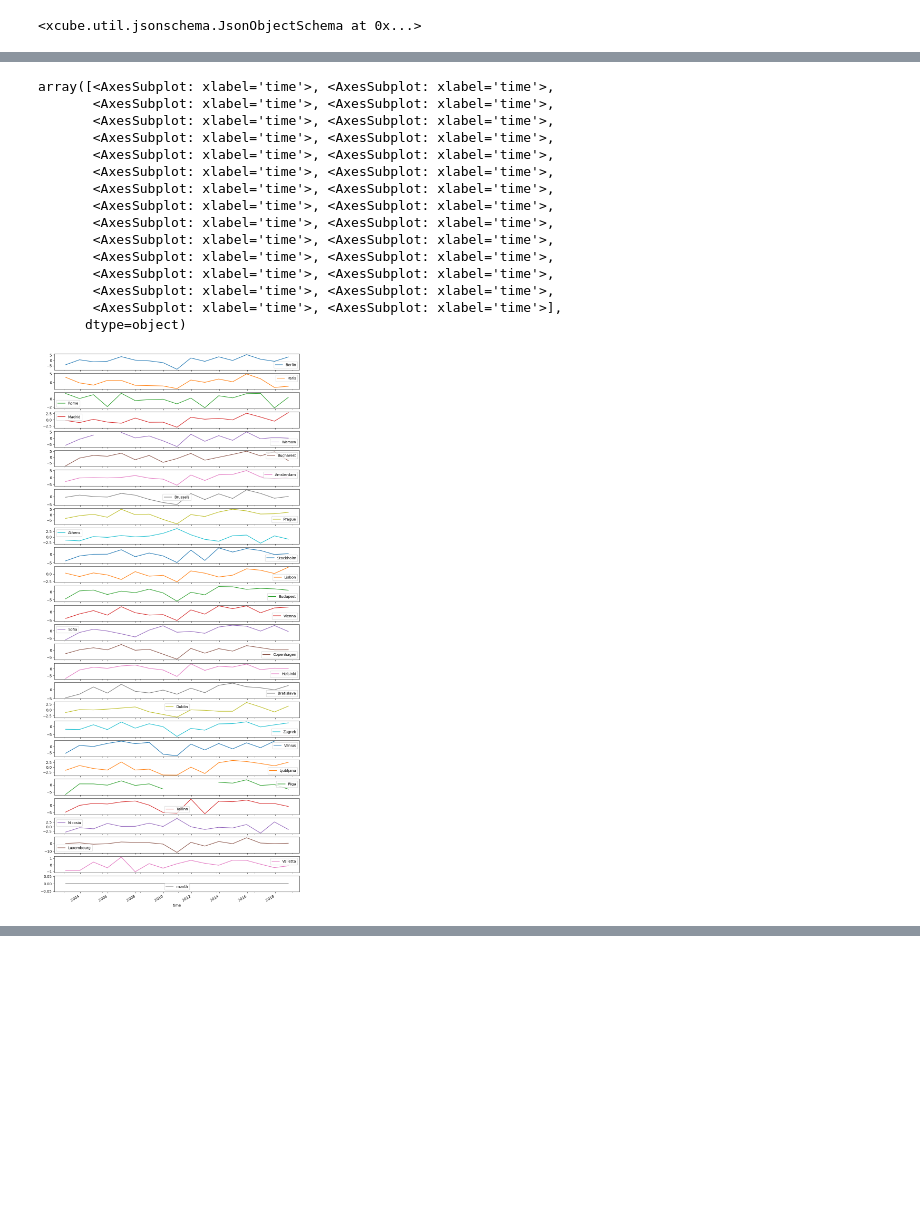
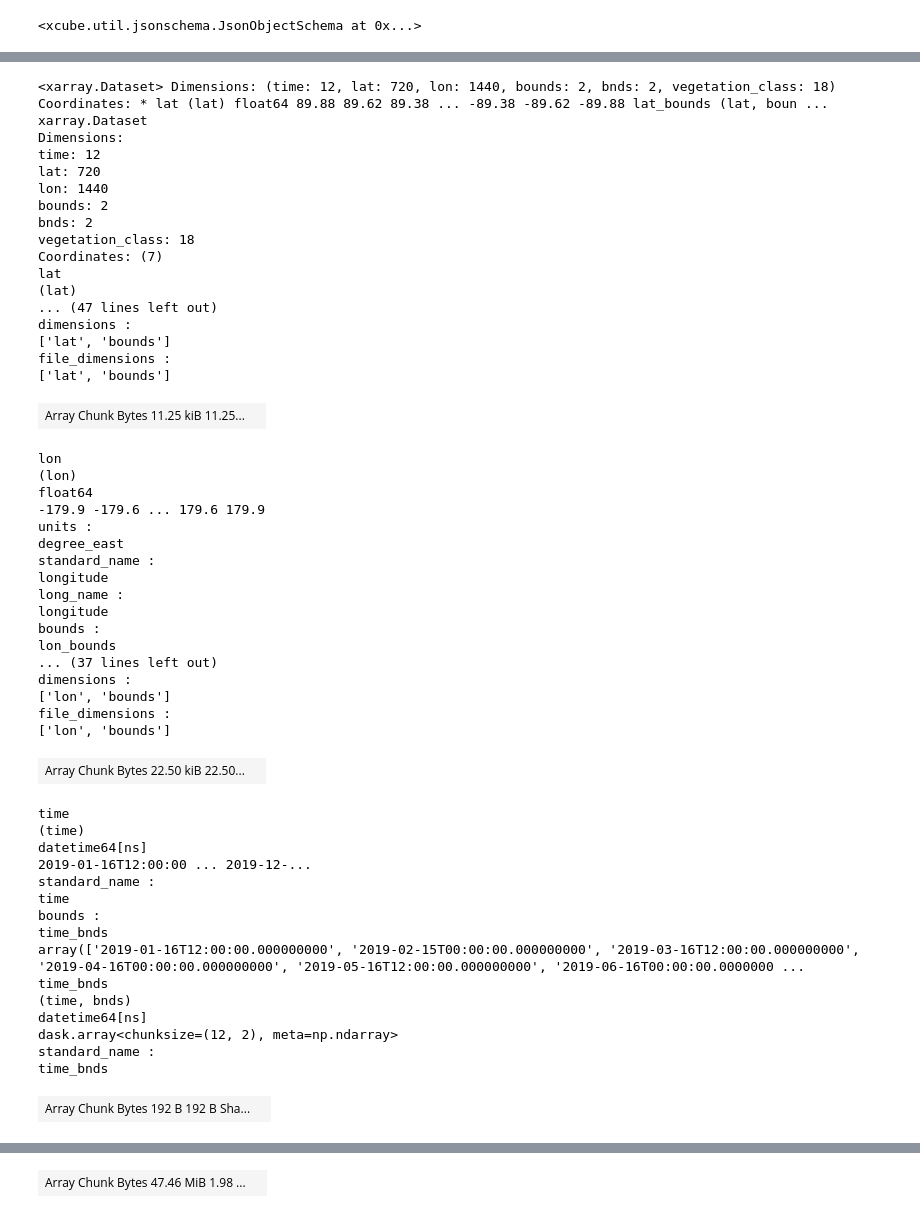
Before and after one commit to littlepictures/fire_fingerprints, a Jupyter notebook: scripts/dataprep/extract-burned-areas.ipynb, the cells around one changed output, grey strips where cells are left out. Saved outputs shown, nothing was run; the diff lists cells and outputs as text; code cells hidden in the pictures; blank space fills up the shorter version.

```diff
--- a/scripts/dataprep/extract-burned-areas.ipynb
+++ b/scripts/dataprep/extract-burned-areas.ipynb
@@ -201,19 +38,56 @@ lst_12_mean = lst_12.mean()
-# %%
-(lst_12 - lst_12_mean).plot(figsize=(12, 30), subplots=True)
-# %% [output]
-array([<AxesSubplot: xlabel='time'>, <AxesSubplot: xlabel='time'>,
-       <AxesSubplot: xlabel='time'>, <AxesSubplot: xlabel='time'>,
-       <AxesSubplot: xlabel='time'>, <AxesSubplot: xlabel='time'>,
-       <AxesSubplot: xlabel='time'>, <AxesSubplot: xlabel='time'>,
-       <AxesSubplot: xlabel='time'>, <AxesSubplot: xlabel='time'>,
-       <AxesSubplot: xlabel='time'>, <AxesSubplot: xlabel='time'>,
-       <AxesSubplot: xlabel='time'>, <AxesSubplot: xlabel='time'>,
-       <AxesSubplot: xlabel='time'>, <AxesSubplot: xlabel='time'>,
-       <AxesSubplot: xlabel='time'>, <AxesSubplot: xlabel='time'>,
-       <AxesSubplot: xlabel='time'>, <AxesSubplot: xlabel='time'>,
-       <AxesSubplot: xlabel='time'>, <AxesSubplot: xlabel='time'>,
-       <AxesSubplot: xlabel='time'>, <AxesSubplot: xlabel='time'>,
-       <AxesSubplot: xlabel='time'>, <AxesSubplot: xlabel='time'>,
-       <AxesSubplot: xlabel='time'>, <AxesSubplot: xlabel='time'>],
-      dtype=object)
-[figure, removed]
+# %%
+ba_dataset = odp_store.open_data('esacci.FIRE.mon.L4.BA.multi-sensor.multi-platform.SYN.v1-0.grid', variable_names=["burned_area"])
+ba_dataset
+# %% [output]
+<xarray.Dataset> Dimensions: (time: 12, lat: 720, lon: 1440, bounds: 2, bnds: 2, vegetation_class: 18) Coordinates: * lat (lat) float64 89.88 89.62 89.38 ... -89.38 -89.62 -89.88 lat_bounds (lat, boun ...
+xarray.Dataset
+Dimensions:
+time: 12
+lat: 720
+lon: 1440
+bounds: 2
+bnds: 2
+vegetation_class: 18
+Coordinates: (7)
+lat
+(lat)
+... (47 lines left out)
+dimensions :
+['lat', 'bounds']
+file_dimensions :
+['lat', 'bounds']
+| Array Chunk Bytes 11.25 kiB 11.25... |  |
+lon
+(lon)
+float64
+-179.9 -179.6 ... 179.6 179.9
+units :
+degree_east
+standard_name :
+longitude
+long_name :
+longitude
+bounds :
+lon_bounds
+... (37 lines left out)
+dimensions :
+['lon', 'bounds']
+file_dimensions :
+['lon', 'bounds']
+| Array Chunk Bytes 22.50 kiB 22.50... |  |
+time
+(time)
+datetime64[ns]
+2019-01-16T12:00:00 ... 2019-12-...
+standard_name :
+time
+bounds :
+time_bnds
+array(['2019-01-16T12:00:00.000000000', '2019-02-15T00:00:00.000000000', '2019-03-16T12:00:00.000000000', '2019-04-16T00:00:00.000000000', '2019-05-16T12:00:00.000000000', '2019-06-16T00:00:00.0000000 ...
+time_bnds
+(time, bnds)
+datetime64[ns]
+dask.array<chunksize=(12, 2), meta=np.ndarray>
+standard_name :
+time_bnds
+| Array Chunk Bytes 192 B 192 B Sha... |  |
@@ -219,0 +111 @@ array([<AxesSubplot: xlabel='time'>, <AxesSubplot: xlabel='time'>,
+| Array Chunk Bytes 47.46 MiB 1.98 ... |  |
```
Also changed, not shown: parts of 22 cells of this notebook.
